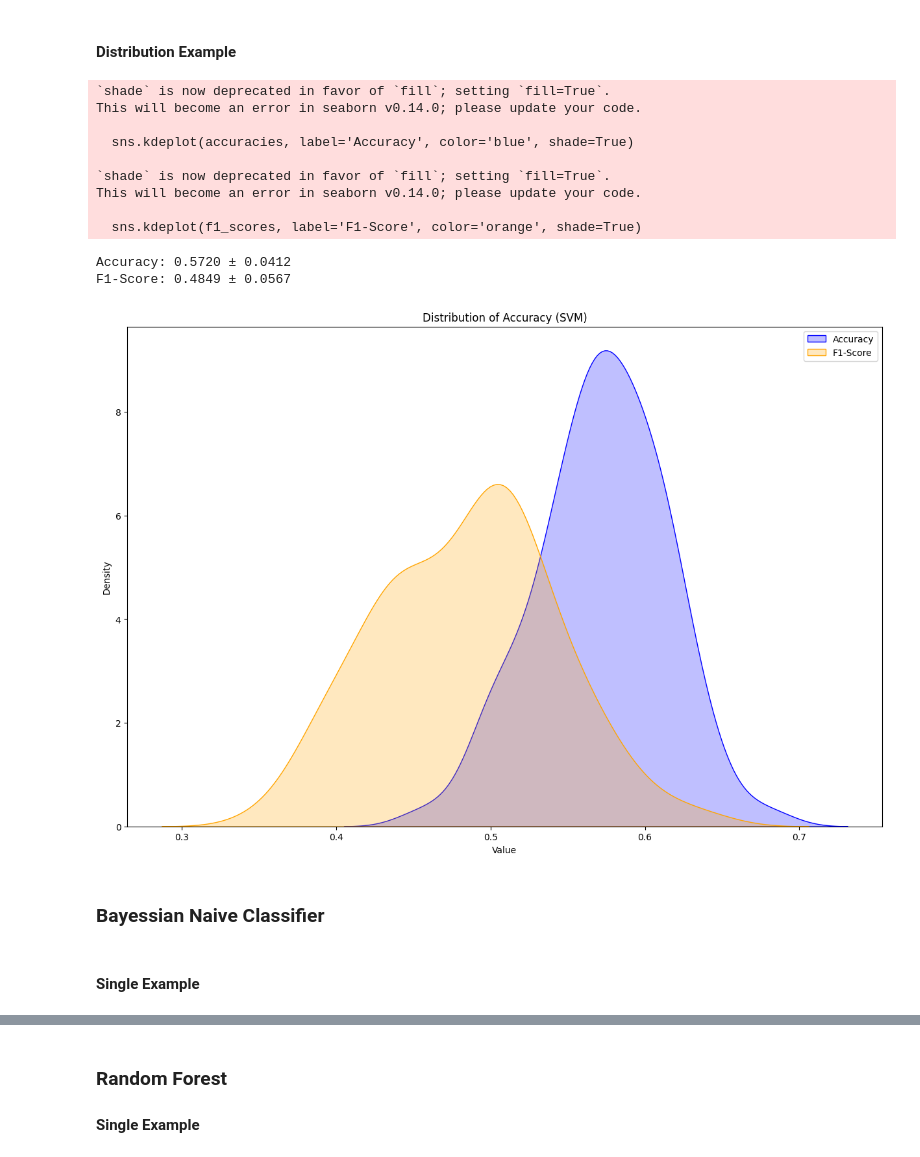
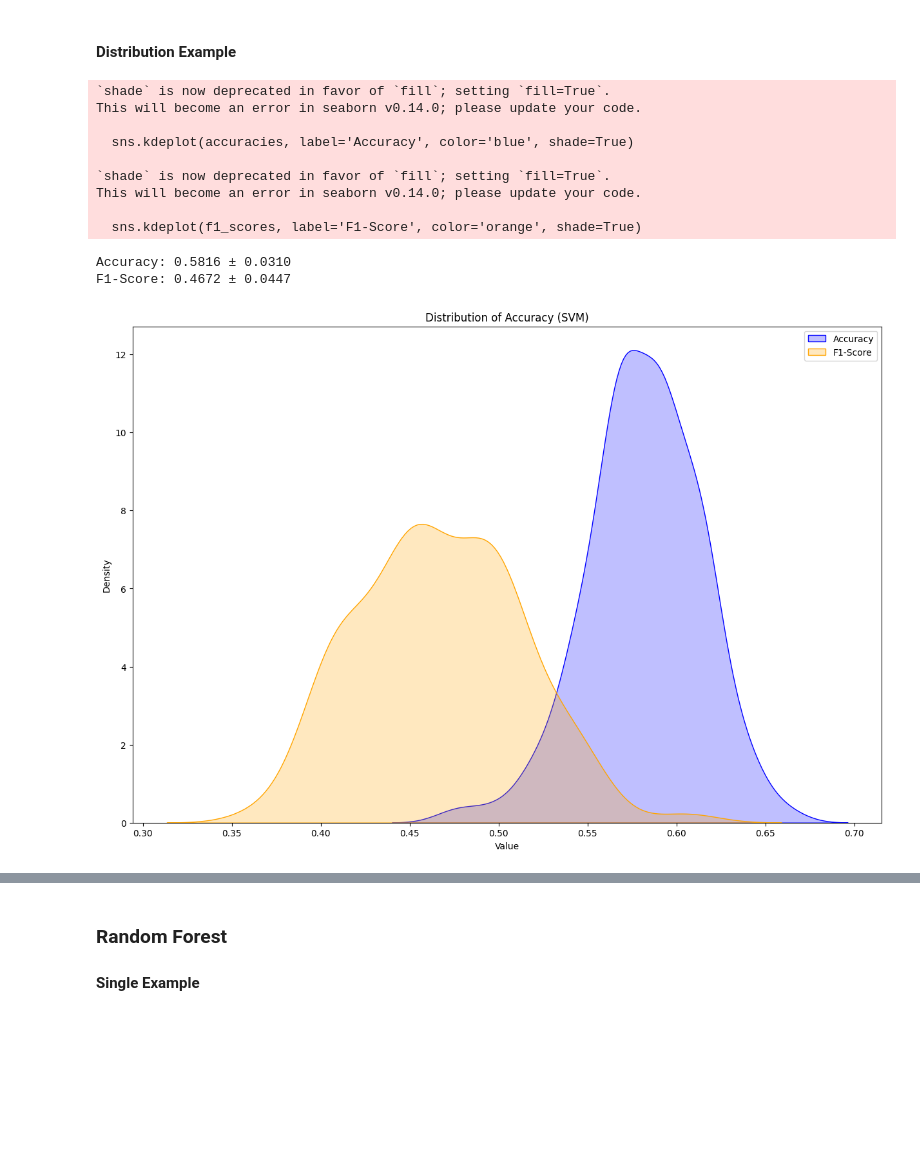
Before and after one commit to denskrlv/PosEmotion, a Jupyter notebook: posemotion.ipynb, the cells around one changed output, grey strips where cells are left out. Saved outputs shown, nothing was run; the diff lists cells and outputs as text; code cells hidden in the pictures; blank space fills up the shorter version.

```diff
--- a/posemotion.ipynb
+++ b/posemotion.ipynb
@@ -109,7 +108,7 @@ fig, axes = plt.subplots(2, len(image_paths), figsize=(15, 6), gridspec_kw={'hei
 for i, image_path in enumerate(image_paths):
     image = plt.imread(image_path)
     result = detector.detect(image_path)
-    result_aligned = detector.detect(image_path, align=False)
+    result_aligned = detector.detect(image_path, align=True)
     img_bytes = dv.draw(result)
 
     img_np_array = np.frombuffer(img_bytes, dtype=np.uint8)
@@ -214,7 +213,7 @@ segments = ms.segment(cleaned_df)
 print("Total number of segments:", len(segments))
 print("Original (first 5):", [segment.indices() for segment in segments][:5])
 
-norm_segments = [ms.normalize_segment(segment, target_size=5) for segment in segments]
+norm_segments = [ms.normalize_segment(segment, target_size=10) for segment in segments]
 norm_df = pd.concat([segment.df for segment in norm_segments], ignore_index=True)
 
 norm_segments = ms.segment(norm_df)
@@ -366,7 +366,7 @@ plt.show()
 # %% [markdown]
 ## Step 4: Classification
 # %%
-RANDOM_STATE = 42
+RANDOM_STATE = 80
 NUM_CLASSES = 3
 TEST_SIZE = 0.15
 
@@ -381,6 +381,6 @@ labels = label_encoder.fit_transform(y)
 X_train, X_test, y_train, y_test = train_test_split(X_scaled, labels, test_size=TEST_SIZE, stratify=labels, random_state=RANDOM_STATE)
 print("X_train:", X_train.shape, "X_test:", X_test.shape)
 
-smote = SMOTE(sampling_strategy='minority', random_state=RANDOM_STATE)
+smote = SMOTE(sampling_strategy='auto', random_state=RANDOM_STATE)
 X_resampled, y_resampled = smote.fit_resample(X_train, y_train)
 print("X_resampled:", X_resampled.shape, "y_resampled:", y_resampled.shape)
@@ -398,7 +395,7 @@ param_grid = {
     'kernel': ['linear', 'rbf', 'sigmoid', 'poly']
 }
 
-svm = SVC(random_state=RANDOM_STATE)
+svm = SVC(class_weight="balanced", random_state=RANDOM_STATE)
 grid_search = GridSearchCV(estimator=svm, param_grid=param_grid, cv=3, n_jobs=-1, verbose=2)
 grid_search.fit(X_resampled, y_resampled)
 svm_pred = grid_search.predict(X_test)
@@ -458,7 +438,7 @@ for RANDOM_STATE in tqdm(range(100), desc="Progress"):
     smote = SMOTE(sampling_strategy='minority', random_state=RANDOM_STATE)
     X_resampled, y_resampled = smote.fit_resample(X_train, y_train)
 
-    best_svm = SVC(**svm_best_params, random_state=RANDOM_STATE)
+    best_svm = SVC(**svm_best_params, class_weight="balanced", random_state=RANDOM_STATE)
     best_svm.fit(X_resampled, y_resampled)
     svm_pred = best_svm.predict(X_test)
 
@@ -467,37 +447,33 @@ for RANDOM_STATE in tqdm(range(100), desc="Progress"):
 
     f1 = f1_score(y_test, svm_pred, average='weighted')
     f1_scores.append(f1)
 
 mean_accuracy = np.mean(accuracies)
 std_accuracy = np.std(accuracies)
 mean_f1 = np.mean(f1_scores)
 std_f1 = np.std(f1_scores)
 
 print("Accuracy: {:.4f} ± {:.4f}".format(mean_accuracy, std_accuracy))
 print("F1-Score: {:.4f} ± {:.4f}".format(mean_f1, std_f1))
 
 plt.figure(figsize=(15, 10))
 sns.kdeplot(accuracies, label='Accuracy', color='blue', shade=True)
 sns.kdeplot(f1_scores, label='F1-Score', color='orange', shade=True)
 plt.title('Distribution of Accuracy (SVM)')
 plt.xlabel('Value')
 plt.ylabel('Density')
 plt.legend()
 plt.show()
 # %% [output]
 `shade` is now deprecated in favor of `fill`; setting `fill=True`.
 This will become an error in seaborn v0.14.0; please update your code.
 
   sns.kdeplot(accuracies, label='Accuracy', color='blue', shade=True)
 
 `shade` is now deprecated in favor of `fill`; setting `fill=True`.
 This will become an error in seaborn v0.14.0; please update your code.
 
   sns.kdeplot(f1_scores, label='F1-Score', color='orange', shade=True)
-Accuracy: 0.5720 ± 0.0412
-F1-Score: 0.4849 ± 0.0567
+Accuracy: 0.5816 ± 0.0310
+F1-Score: 0.4672 ± 0.0447
-[figure, old version]
+[figure, new version]
-# %% [markdown]
-### Bayessian Naive Classifier
-# %% [markdown]
-#### Single Example
```
Also changed, not shown: parts of 16 cells of this notebook, 4 other files.
